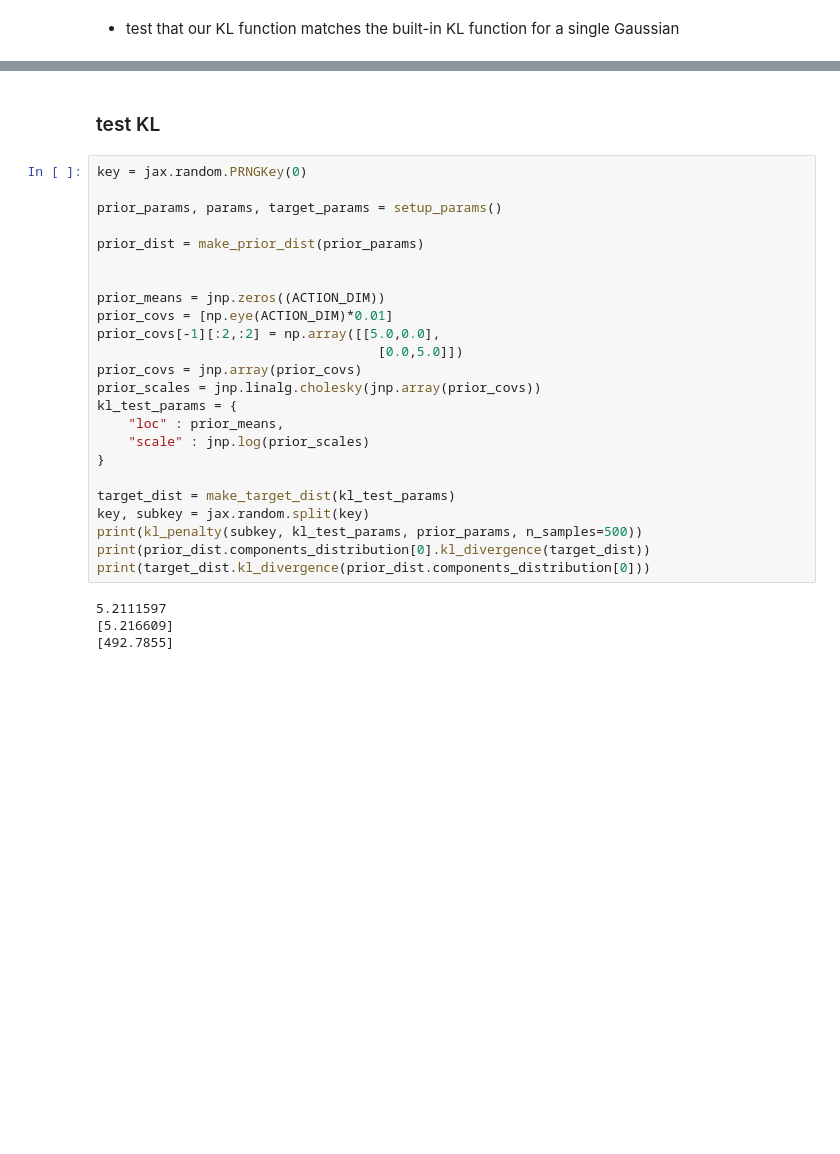
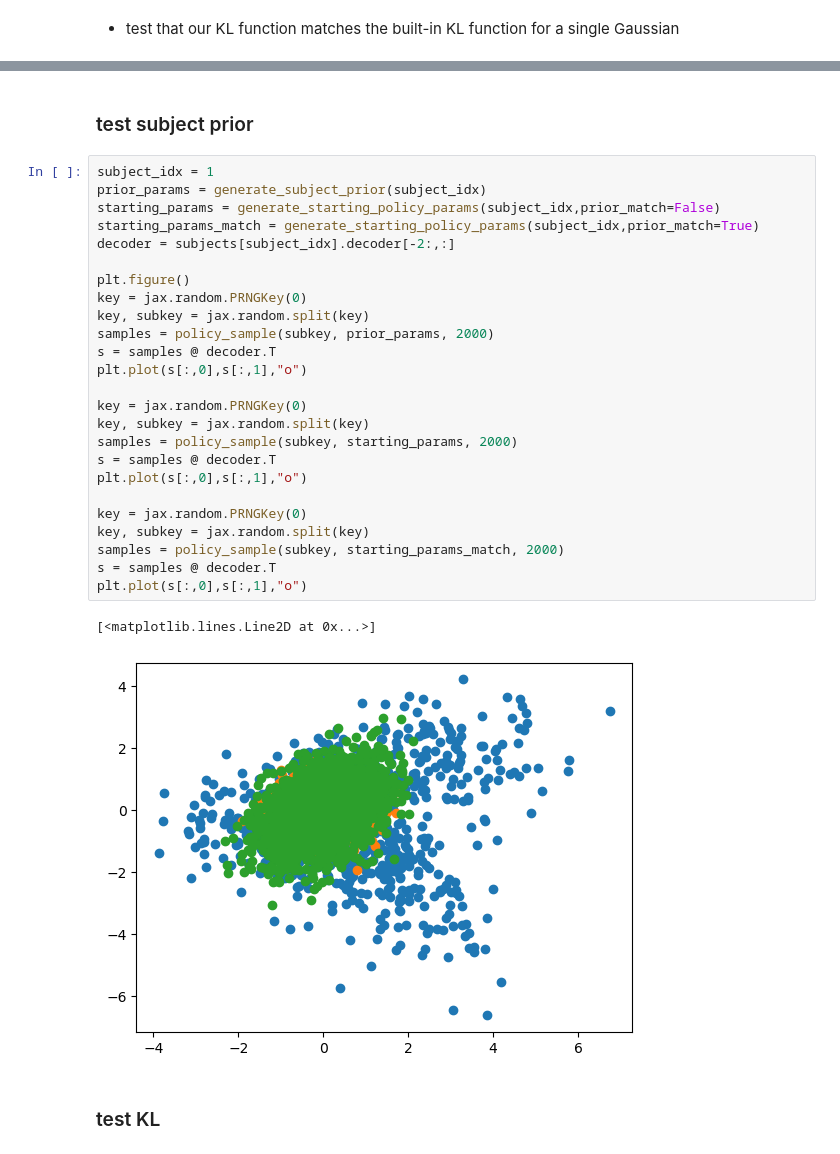
Before and after one commit to spewil/phd, a Jupyter notebook: analysis/notebooks/_modeling/rl_64D.ipynb, the cells around one changed output, grey strips where cells are left out. Drawn from its saved outputs; the diff is of its cells as text; blank space fills up the shorter version.

```diff
--- a/analysis/notebooks/_modeling/rl_64D.ipynb
+++ b/analysis/notebooks/_modeling/rl_64D.ipynb
@@ -247,30 +244,32 @@ def make_starting_dist(starting_params):
+# %% [markdown]
+### test subject prior
+# %%
+subject_idx = 1
+prior_params = generate_subject_prior(subject_idx)
+starting_params = generate_starting_policy_params(subject_idx,prior_match=False)
+starting_params_match = generate_starting_policy_params(subject_idx,prior_match=True)
+decoder = subjects[subject_idx].decoder[-2:,:]
+
+plt.figure()
+key = jax.random.PRNGKey(0)
+key, subkey = jax.random.split(key)
+samples = policy_sample(subkey, prior_params, 2000)
+s = samples @ decoder.T
+plt.plot(s[:,0],s[:,1],"o")
+
+key = jax.random.PRNGKey(0)
+key, subkey = jax.random.split(key)
+samples = policy_sample(subkey, starting_params, 2000)
+s = samples @ decoder.T
+plt.plot(s[:,0],s[:,1],"o")
+
+key = jax.random.PRNGKey(0)
+key, subkey = jax.random.split(key)
+samples = policy_sample(subkey, starting_params_match, 2000)
+s = samples @ decoder.T
+plt.plot(s[:,0],s[:,1],"o")
+# %% [output]
+[<matplotlib.lines.Line2D at 0x...>]
+[figure, added]
 # %% [markdown]
 ### test KL
-# %%
-key = jax.random.PRNGKey(0)
-
-prior_params, params, target_params = setup_params()
-
-prior_dist = make_prior_dist(prior_params)
-
-
-prior_means = jnp.zeros((ACTION_DIM))
-prior_covs = [np.eye(ACTION_DIM)*0.01]
-prior_covs[-1][:2,:2] = np.array([[5.0,0.0],
-                                    [0.0,5.0]])
-prior_covs = jnp.array(prior_covs)
-prior_scales = jnp.linalg.cholesky(jnp.array(prior_covs))
-kl_test_params = {
-    "loc" : prior_means,
-    "scale" : jnp.log(prior_scales)
-}
-
-target_dist = make_target_dist(kl_test_params)
-key, subkey = jax.random.split(key)
-print(kl_penalty(subkey, kl_test_params, prior_params, n_samples=500))
-print(prior_dist.components_distribution[0].kl_divergence(target_dist))
-print(target_dist.kl_divergence(prior_dist.components_distribution[0]))
-# %% [output]
-5.2111597
-[5.216609]
-[492.7855]
```
Also changed, not shown: parts of 28 cells of this notebook, 11 other files.
